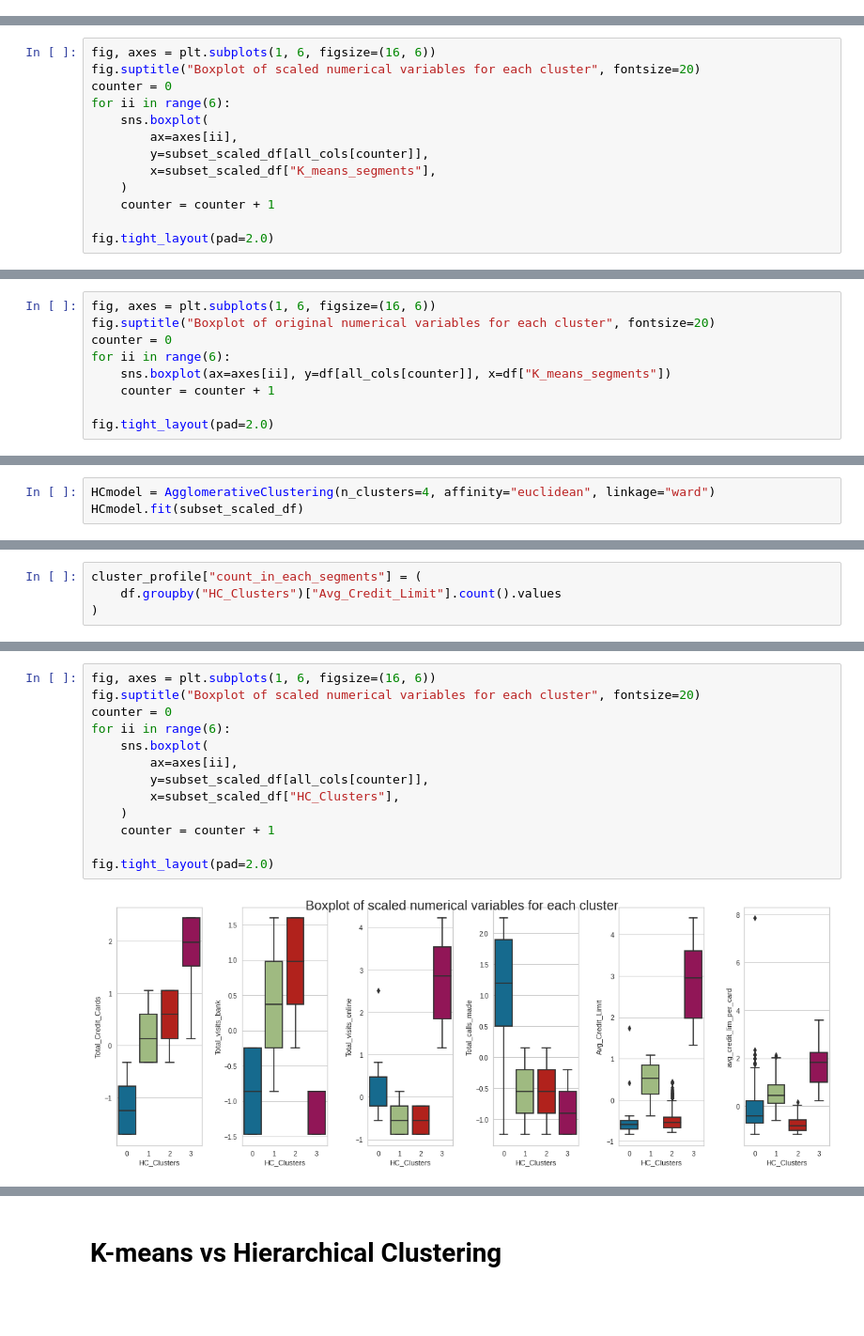
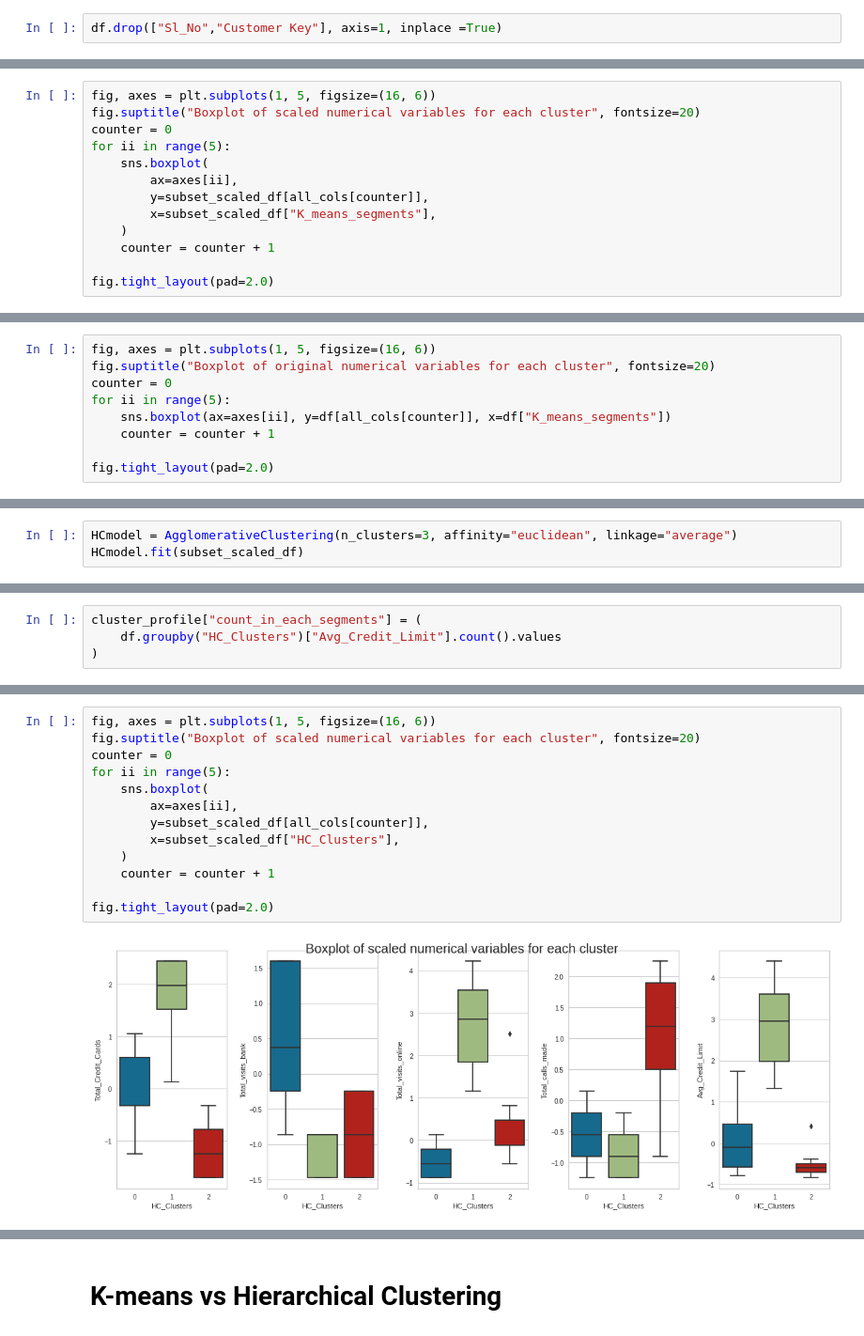
Before and after one commit to cfreeman22/AllLifeBankCustomer_Segmentation, a Jupyter notebook: AllLifeBankCustomerSegmentation.ipynb, the cells around one changed output, grey strips where cells are left out. Shown at 94% size. Drawn from its saved outputs; the diff is of its cells as text; blank space fills up the shorter version.

```diff
--- a/AllLifeBankCustomerSegmentation.ipynb
+++ b/AllLifeBankCustomerSegmentation.ipynb
@@ -384,3 +403,5 @@ df.head()
+# %%
+df.drop(["Sl_No","Customer Key"], axis=1, inplace =True)
 # %% [markdown]
 # Applying K-means Clustering
 # %%
@@ -493,8 +514,8 @@ cluster_profile.style.highlight_max(color="lightgreen", axis=0)
 # %%
-fig, axes = plt.subplots(1, 6, figsize=(16, 6))
+fig, axes = plt.subplots(1, 5, figsize=(16, 6))
 fig.suptitle("Boxplot of scaled numerical variables for each cluster", fontsize=20)
 counter = 0
-for ii in range(6):
+for ii in range(5):
     sns.boxplot(
         ax=axes[ii],
         y=subset_scaled_df[all_cols[counter]],
@@ -508,8 +529,8 @@ fig.tight_layout(pad=2.0)
 # %%
-fig, axes = plt.subplots(1, 6, figsize=(16, 6))
+fig, axes = plt.subplots(1, 5, figsize=(16, 6))
 fig.suptitle("Boxplot of original numerical variables for each cluster", fontsize=20)
 counter = 0
-for ii in range(6):
+for ii in range(5):
     sns.boxplot(ax=axes[ii], y=df[all_cols[counter]], x=df["K_means_segments"])
     counter = counter + 1
 
@@ -634,4 +653,4 @@ for i, method in enumerate(linkage_methods):
 # %%
-HCmodel = AgglomerativeClustering(n_clusters=4, affinity="euclidean", linkage="ward")
+HCmodel = AgglomerativeClustering(n_clusters=3, affinity="euclidean", linkage="average")
 HCmodel.fit(subset_scaled_df)
 # %% [output]
@@ -660,16 +678,16 @@ cluster_profile.style.highlight_max(color="lightgreen", axis=0)
 # %%
-fig, axes = plt.subplots(1, 6, figsize=(16, 6))
+fig, axes = plt.subplots(1, 5, figsize=(16, 6))
 fig.suptitle("Boxplot of scaled numerical variables for each cluster", fontsize=20)
 counter = 0
-for ii in range(6):
+for ii in range(5):
     sns.boxplot(
         ax=axes[ii],
         y=subset_scaled_df[all_cols[counter]],
         x=subset_scaled_df["HC_Clusters"],
     )
     counter = counter + 1
 
 fig.tight_layout(pad=2.0)
 # %% [output]
-[figure, old version]
+[figure, new version]
 # %%
```
Also changed, not shown: parts of 46 cells of this notebook.
